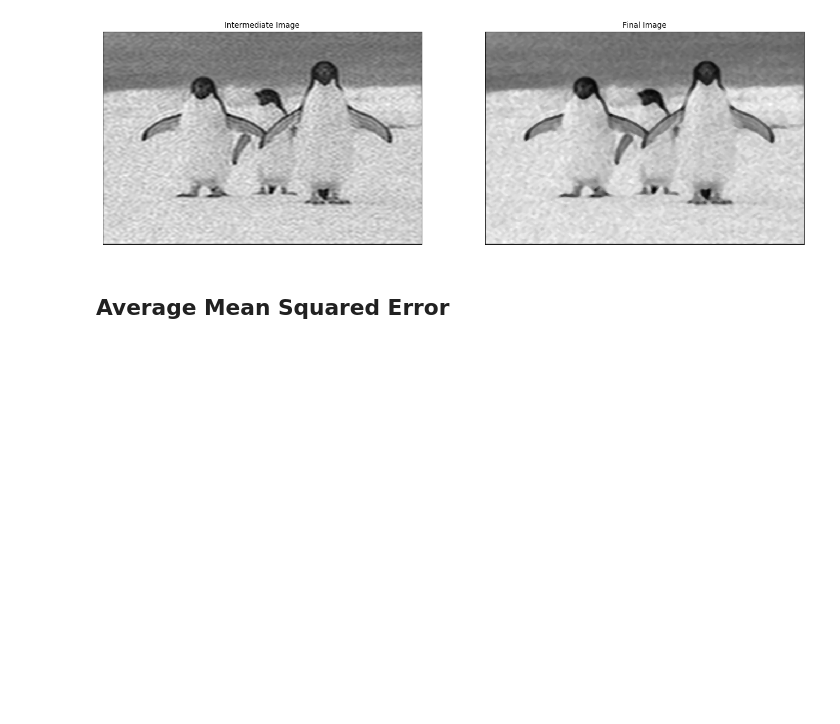
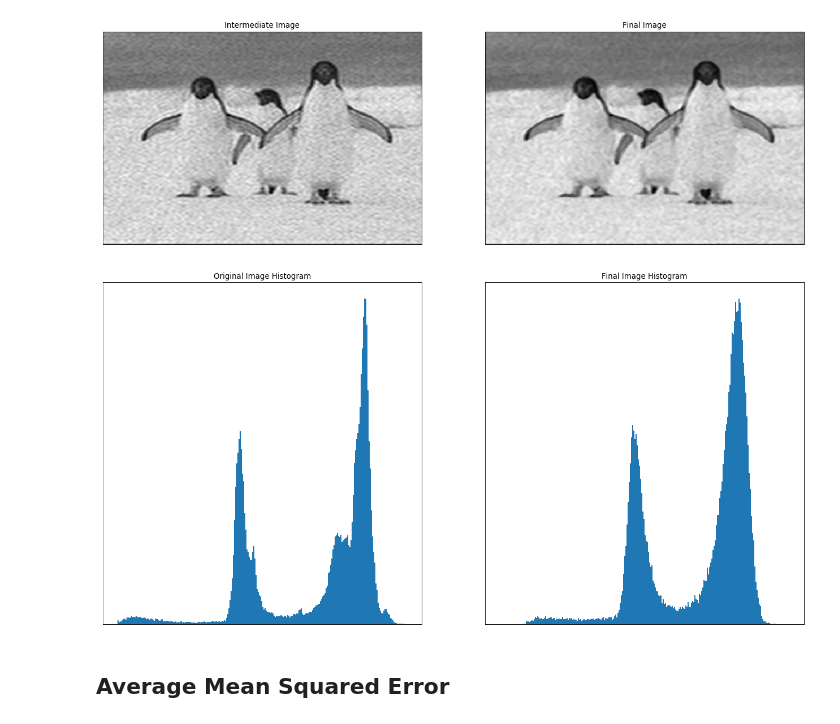
Before and after one commit to Sam-Malpass/Image-Analysis-Coursework-Exercises, a Jupyter notebook: Image Analysis Exercises.ipynb, the cells around one changed output. Saved outputs shown, nothing was run; the diff lists cells and outputs as text; code cells hidden in the pictures; blank space fills up the shorter version.

```diff
--- a/Image Analysis Exercises.ipynb
+++ b/Image Analysis Exercises.ipynb
@@ -90,6 +90,15 @@ plt.title('Final Image'), plt.xticks([]), plt.yticks([])
 plt.show()
 # %% [output]
 [figure]
+# %%
+fig = plt.figure(figsize = (20, 10), dpi = 80, facecolor = 'w', edgecolor = 'k')
+plt.subplot(121),plt.hist(originalImage.ravel(),256,[0,256])
+plt.title('Original Image Histogram'), plt.xticks([]), plt.yticks([])
+plt.subplot(122),plt.hist(finalImage.ravel(), 256, [0,256])
+plt.title('Final Image Histogram'), plt.xticks([]), plt.yticks([])
+plt.show()
+# %% [output]
+[figure, added]
 # %% [markdown]
 ## Average Mean Squared Error
 # %%
```
